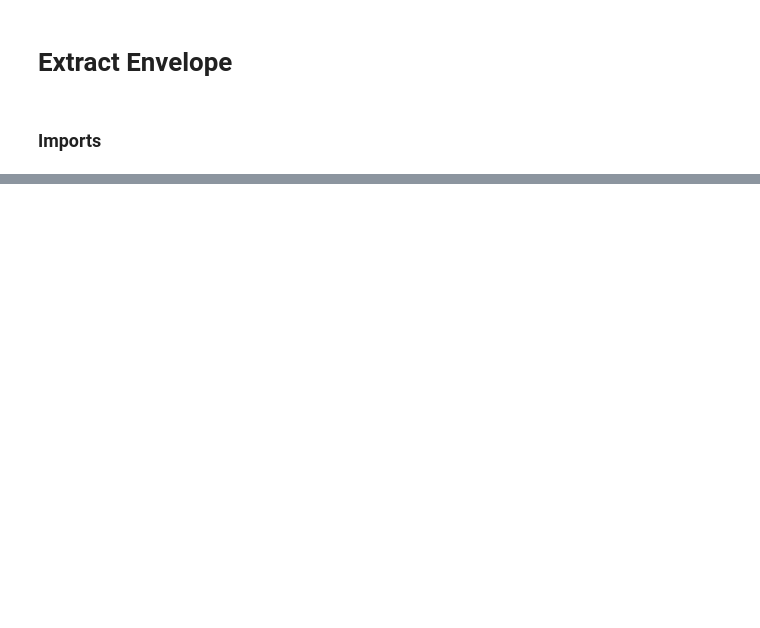
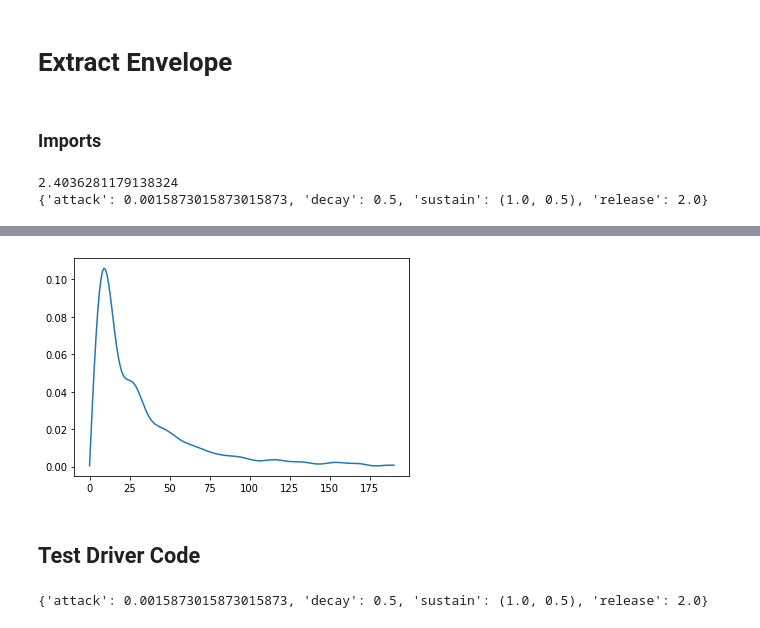
Before and after one commit to avesk/echo-synth, a Jupyter notebook: notebooks/Extract Envelope.ipynb, the cells around one changed output, grey strips where cells are left out. Saved outputs shown, nothing was run; the diff lists cells and outputs as text; code cells hidden in the pictures; blank space fills up the shorter version.

Commit message:
modifies onset extraction, approximates decay

```diff
--- a/notebooks/Extract Envelope.ipynb
+++ b/notebooks/Extract Envelope.ipynb
@@ -37,12 +13,33 @@ def get_onsets(fname):
+# %%
+def three_step_envelope(signal, K=200, freq_cutoff=0.125):
+    # Take the absolute value of the signal
+    abs_signal = np.abs(signal)
+
+    # Split signal into K bunches of N/K samples and take the max
+    # value from each bunch
+    N = len(abs_signal)
+    peaks = []
+    for i in range(0, N, K):
+        peaks.append(np.max(abs_signal[i:i+K]))
+    peaks = np.asarray(peaks)
+
+    # Apply a LPF with a cut off of 0.125 Times the Niquist (125 Hz)
+    b, a = sig.butter(8, freq_cutoff)
+    lpf_peaks = sig.filtfilt(b, a, peaks, padlen=150)
+
+    return lpf_peaks
 # %%
-def attack(signal, onset, srate):
+def find_nearest(array, value, min=0):
+    return min + (np.abs(array - value)).argmin()
+
+def attack(signal, onset, sr):
     '''
     Computes attack time by taking the difference
     of the argmax and onset and dividing by the sampling rate
     '''
-    return (np.argmax(np.abs(signal)) - onset)/srate
+    return (np.argmax(np.abs(signal)) - onset)/sr
 
-def extract_envelope(fname, win_size=256, hop_size=128):
+def extract_envelope(signal, sr):
     '''
     Computes attack time, decay time (time to reach sustain powerlevel),
     sustain (time and powerlevel), and release time
@@ -56,13 +53,40 @@ def extract_envelope(fname, win_size=256, hop_size=128):
         "release": release_time,
     }
     '''
-    first_onset = get_onsets(fname)[0]
-    signal, sr = sf.read(fname)
-    attack_t = attack(signal, first_onset, sr, win_size, hop_size)
+    K = 200
+    approx_env = three_step_envelope(signal=signal, K=K)
+    # convert envelope to Fortran-contiguous
+    ftrn_env = np.asfortranarray(approx_env)
+
+    first_onset = librosa.onset.onset_detect(y=ftrn_env, sr=sr)[0]
+    attack_t = attack(ftrn_env, first_onset, sr)
+
+#     plt.plot(approx_env)
+#     obtain a smooth approximation of the audio envelope
+    K = 2000
+    approx_env = three_step_envelope(signal=signal, K=K)
+    plt.plot(approx_env)
+
+#     Define decay as the time taken for the envelope's power level
+#     to reduce to its average
+    max_idx = np.argmax(approx_env)
+    mean = np.mean(approx_env)
+    idx_nearest_to_mean = find_nearest(approx_env, mean, max_idx)
+    decay_t = (idx_nearest_to_mean - max_idx)*K/sr
 
     return {
         "attack": attack_t,
-        "decay": 0.00,
-        "sustain": (0.00, 0.00),
-        "release": 0.00,
+        "decay": decay_t,
+        "sustain": (1.0, 0.5),
+        "release": 2.0,
     }
+
+fname = '../datasets/guitar/vibrato.wav'
+signal, sr = sf.read(fname)
+env = extract_envelope(signal, sr)
+print(env)
+# plt.plot(np.abs(signal))
+ipd.Audio(signal,rate=sr)
+# %% [output]
+2.4036281179138324
+{'attack': 0.0015873015873015873, 'decay': 0.5, 'sustain': (1.0, 0.5), 'release': 2.0}
@@ -68,0 +94,10 @@ def extract_envelope(fname, win_size=256, hop_size=128):
+[figure, added]
+# %% [markdown]
+## Test Driver Code
+# %%
+fname = '../datasets/guitar/vibrato.wav'
+signal, sr = sf.read(fname)
+env = extract_envelope(signal, sr)
+print(env)
+# %% [output]
+{'attack': 0.0015873015873015873, 'decay': 0.5, 'sustain': (1.0, 0.5), 'release': 2.0}
```
Also changed, not shown: parts of 3 cells of this notebook, 1 other file.
